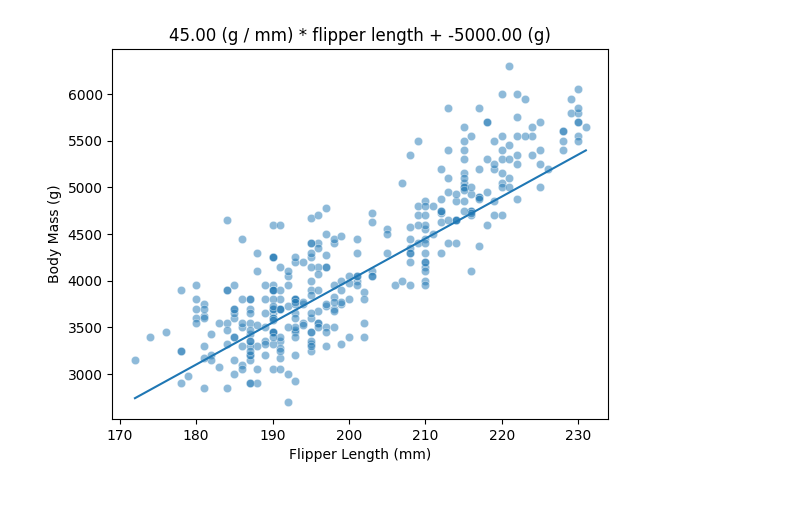
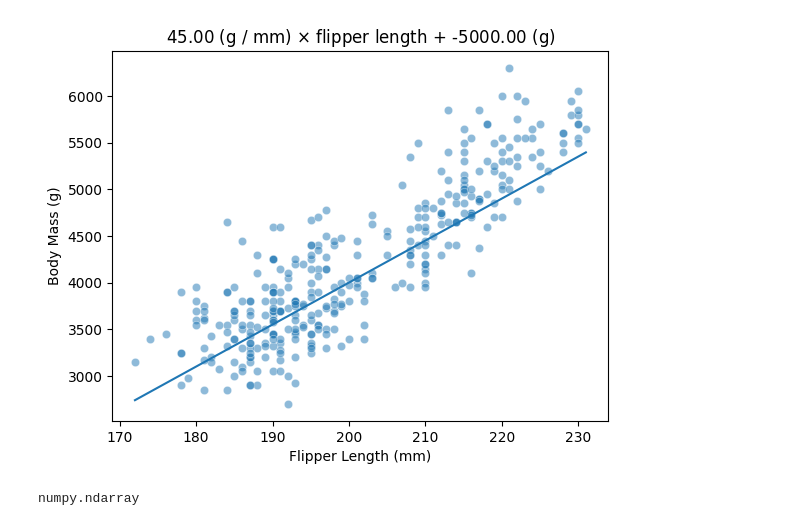
Before and after one commit to tensor-polinomics/Learning, a Jupyter notebook: sklearn/mooc4.ipynb, the cells around one changed output. Saved outputs shown, nothing was run; the diff lists cells and outputs as text; code cells hidden in the pictures; blank space fills up the shorter version.

```diff
--- a/sklearn/mooc4.ipynb
+++ b/sklearn/mooc4.ipynb
@@ -11,27 +11,31 @@ data, target = penguins[[feature_name]], penguins[target_name]
 # %%
 # Define a dummy linear model
 def linear_model_flipper_mass(
     flipper_length, weight_flipper_length, intercept_body_mass
 ):
     body_mass = intercept_body_mass + weight_flipper_length * flipper_length
     return body_mass
 
 weight_flipper_length = 45
 intercept_body_mass = -5000
 
 flipper_length_range = np.linspace(data.min(), data.max(), num=300)
 predicted_body_mass = linear_model_flipper_mass(
     flipper_length_range, weight_flipper_length, intercept_body_mass
 )
 
-label = "{0:.2f} (g / mm) * flipper length + {1:.2f} (g)"
+label = "{0:.2f} (g / mm) $\\times$ flipper length + {1:.2f} (g)"
 ax = sns.scatterplot(
     data=penguins,
     x=feature_name,
     y=target_name,
     alpha=0.5
 )
 ax.plot(flipper_length_range, predicted_body_mass)
 _ = ax.set_title(label.format(weight_flipper_length, intercept_body_mass))
 # %% [output]
-[figure, old version]
+[figure, new version]
+# %%
+type(predicted_body_mass)
+# %% [output]
+numpy.ndarray
```
Also changed, not shown: parts of 46 cells of this notebook.
